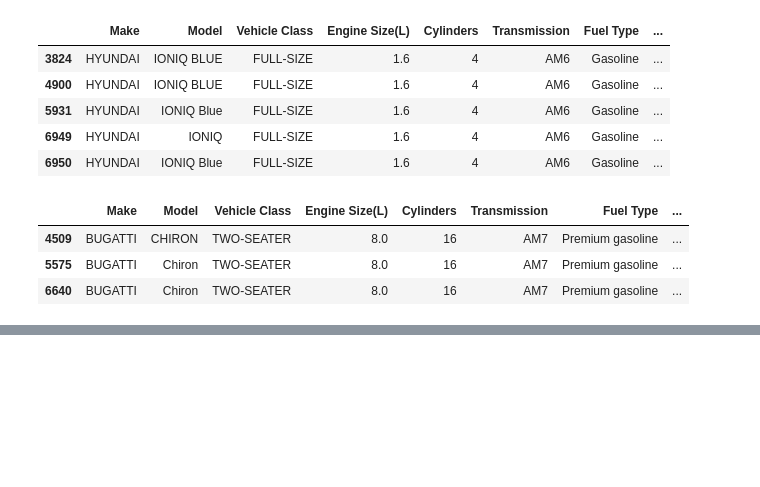
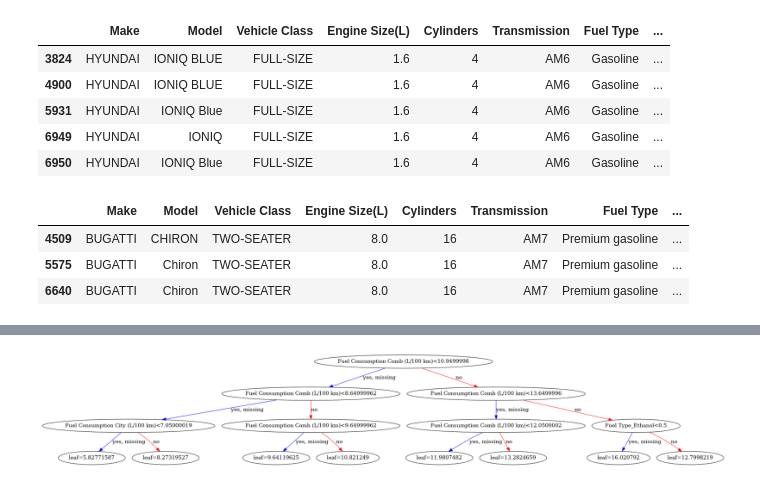
Before and after one commit to wxuan309/SC22-BatchC-elastic-searchers, a Jupyter notebook: ds_project/main.ipynb, the cells around one changed output, grey strips where cells are left out. Drawn from its saved outputs; the diff is of its cells as text; code cells hidden in the pictures; blank space fills up the shorter version.

```diff
--- a/ds_project/main.ipynb
+++ b/ds_project/main.ipynb
@@ -226,0 +367,28 @@ x_train, x_test, y_train, y_test = train_test_split(input_columns, target, test_
+# %%
+import xgboost as xgb
+from xgboost import plot_tree
+from xgboost import XGBRegressor
+my_model = XGBRegressor(learning_rate=0.05, max_depth=3, n_estimators=140)
+new_model = XGBRegressor()
+my_model.fit(x_train, y_train, verbose=1)
+y_hat = my_model.predict(x_test)
+
+#total_squared_error = (np.sum((y_test - y_hat)**2)) #get the sum of all the errors (error = what we want (y_test) - what we predicted (y_hat))
+#mean_squared_err = total_squared_error/len(y_test) #divide this by how many rows/observations we have
+#print('Mean Squared Error: ', mean_squared_err)
+#MAE = np.mean(abs(y_test - y_hat[6]))
+#print('Mean Average Error: ', MAE)
+#print('SKLearn Score: ', my_model.score(x_train, y_train))
+#RMSE=mean_squared_error(y_test, y_hat, squared=False)
+#NRMSE=RMSE/(max(df['CO2 Emissions(g/km)'])-min(df['CO2 Emissions(g/km)']))
+#print('Root Mean Square Error', NRMSE)
+#print (RMSE)
+
+fig, ax = plt.subplots(figsize=(30, 30))
+xgb.plot_tree(my_model, num_trees=2, ax=ax)
+plt.show()
+#xgb.plot_tree(model = new_model)
+#xgb.plot_tree(booster= new_model, num_trees= 0)
+#plt.show()
+# %% [output]
+[figure, added]
```
Also changed, not shown: parts of 58 cells of this notebook, 42 other files.
